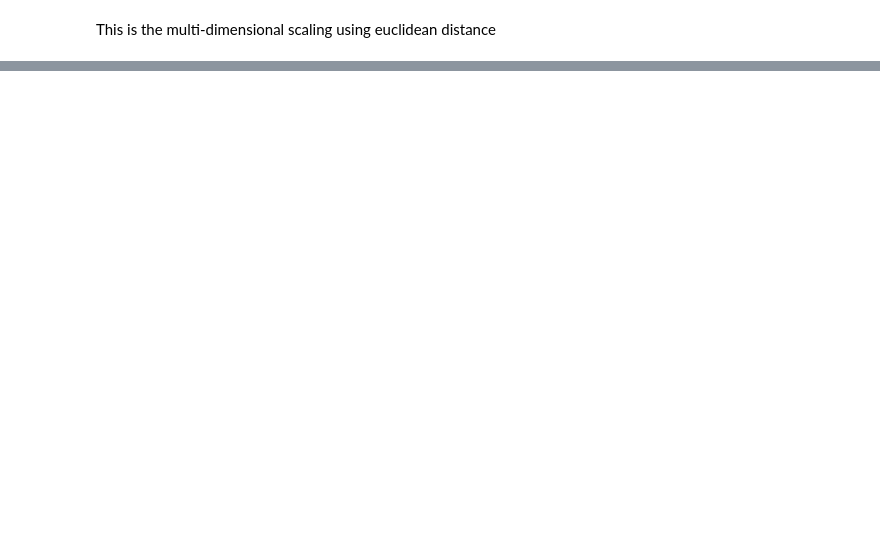
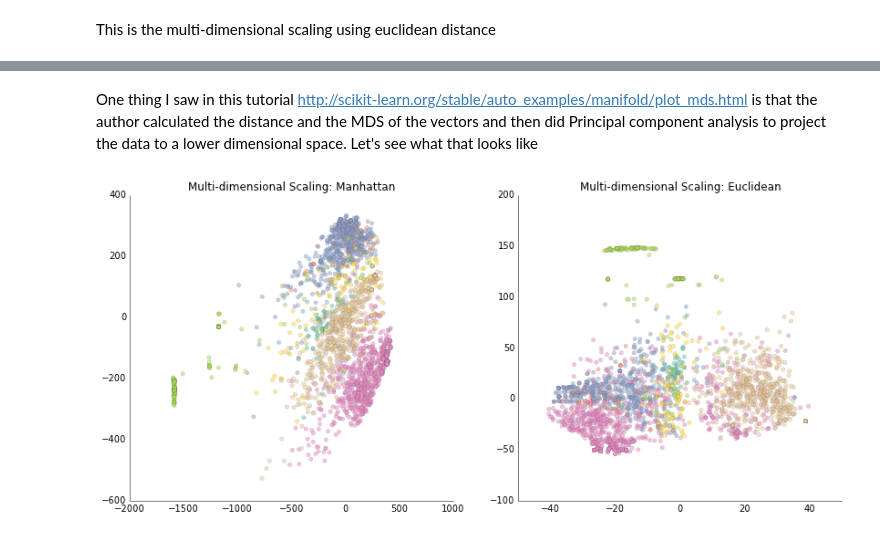
Before and after one commit to krmaxwell/incident-patterns, a Jupyter notebook: clustering-kevin.ipynb, the cells around one changed output, grey strips where cells are left out. Drawn from its saved outputs; the diff is of its cells as text; code cells hidden in the pictures; blank space fills up the shorter version.

```diff
--- a/clustering-kevin.ipynb
+++ b/clustering-kevin.ipynb
@@ -267,0 +267,32 @@ plt.show()
+# %% [markdown]
+One thing I saw in this tutorial http://scikit-learn.org/stable/auto_examples/manifold/plot_mds.html is that the author calculated the distance and the MDS of the vectors and then did Principal component analysis to project the data to a lower dimensional space. Let's see what that looks like
+# %%
+from sklearn.decomposition import PCA
+clf = PCA(n_components=2)
+pos_e_c = clf.fit_transform(pos_e)
+pos_m_c = clf.fit_transform(pos_m)
+df['xpos_e_c'] = pos_e[:,0]
+df['ypos_e_c'] = pos_e[:,1]
+df['xpos_m_c'] = pos_m[:,0]
+df['ypos_m_c'] = pos_m[:,1]
+
+fig, ax = ppl.subplots(ncols=2,nrows=1,figsize=(14,6))
+
+for each in ['skimmer','dos','webapp','losstheft','espionage','crimeware','misuse','pos']:
+    ypos = df[df['pattern']==each]['ypos_m_c']
+    xpos = df[df['pattern']==each]['xpos_m_c']
+    plt.sca(ax[0])
+    ppl.scatter(xpos,ypos,label=each)
+plt.title("Multi-dimensional Scaling: Manhattan")
+#ppl.legend(ax,loc='upper right')
+
+for each in ['skimmer','dos','webapp','losstheft','espionage','crimeware','misuse','pos']:
+    ypos = df[df['pattern']==each]['ypos_e_c']
+    xpos = df[df['pattern']==each]['xpos_e_c']
+    plt.sca(ax[1])
+    ppl.scatter(xpos,ypos,label=each)
+#ppl.legend(ax,loc='upper left')
+plt.title("Multi-dimensional Scaling: Euclidean")
+plt.show()
+# %% [output]
+[figure, added]
```
Also changed, not shown: parts of 5 cells of this notebook.
